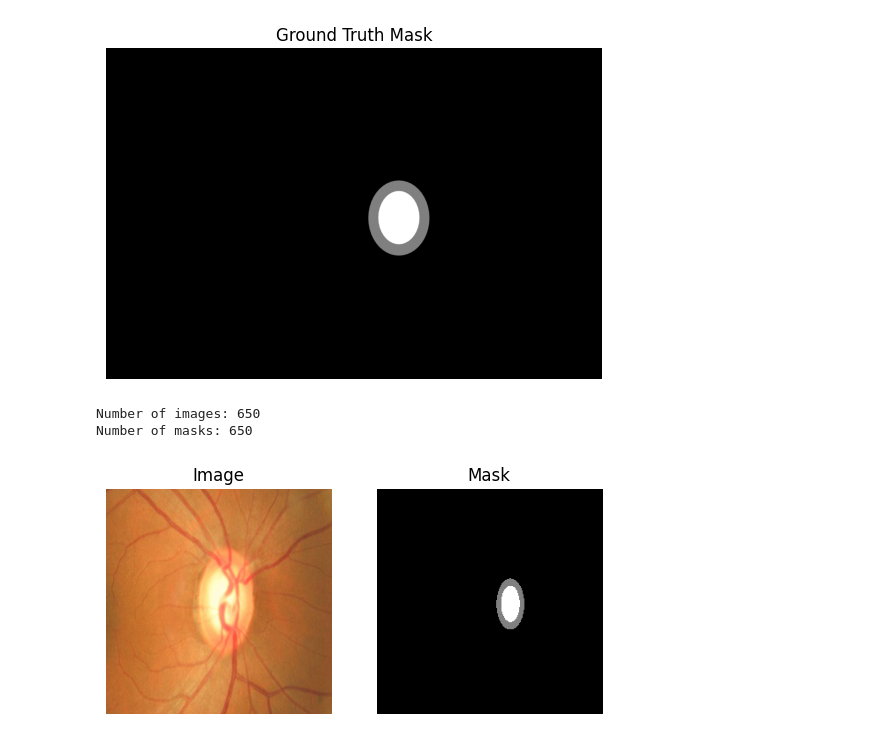
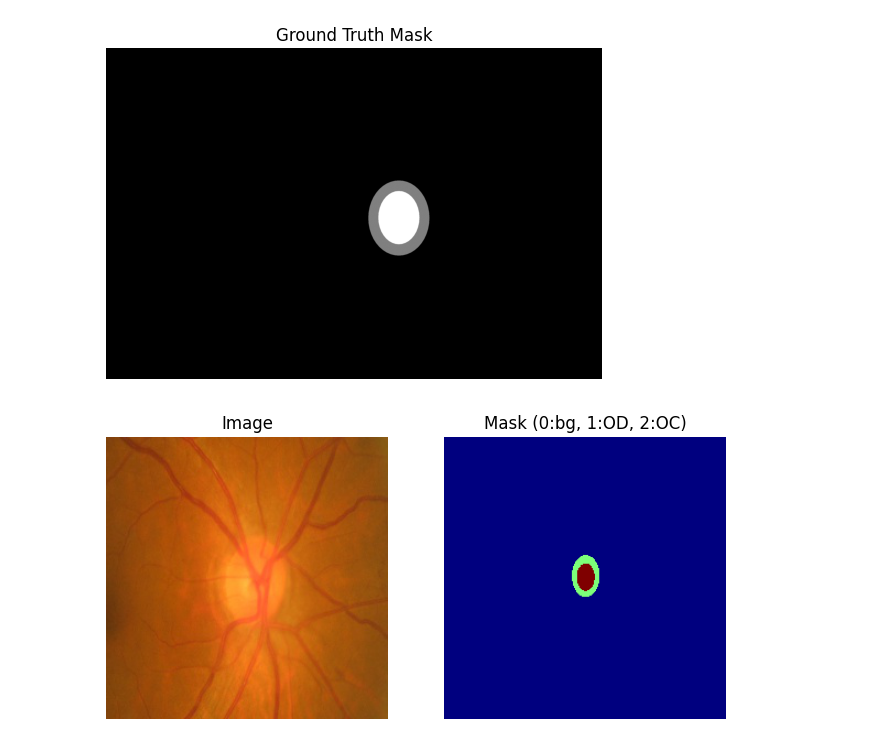
Before and after one commit to Aymanahmed-23/Glucoma-detection, a Jupyter notebook: od_oc_segmentation.ipynb, the cells around one changed output. Saved outputs shown, nothing was run; the diff lists cells and outputs as text; code cells hidden in the pictures.

```diff
--- a/od_oc_segmentation.ipynb
+++ b/od_oc_segmentation.ipynb
@@ -44,68 +44,58 @@ class ROISegmentationDataset(Dataset):
         image_path = self.image_paths[idx]
         mask_path = self.mask_paths[idx]
         image = Image.open(image_path).convert('RGB')
-        mat = scipy.io.loadmat(mask_path)
-        mask = mat[self.mask_key]  # (H, W)
+        mat = loadmat(mask_path)
+        mask = mat[self.mask_key]  # 0=bg, 1=OD, 2=OC
 
         if mask.shape != image.size[::-1]:
             mask = Image.fromarray(mask.astype(np.uint8))
             mask = mask.resize(image.size, resample=Image.NEAREST)
             mask = np.array(mask)
 
-        if mask.ndim == 2:
-            mask = mask[np.newaxis, ...]  # (1, H, W)
-
-        image = np.array(image).transpose(2, 0, 1) / 255.0  # (C, H, W)
+        image = np.array(image).transpose(2, 0, 1) / 255.0
         image = torch.tensor(image, dtype=torch.float32)
-        mask = torch.tensor(mask, dtype=torch.float32)
+        mask = torch.tensor(mask, dtype=torch.long)  # integer labels for CrossEntropyLoss
 
         if self.transform:
-            # You can apply transforms here, e.g., using torchvision.transforms.functional
+
             pass
 
         return image, mask
 # %%
-import os
-from glob import glob
-if __name__ == "__main__":
-    image_dir = 'ORIGA/ORIGA/roi_images'
-    mask_dir = 'ORIGA/ORIGA/Semi-automatic-annotations'
+image_dir = 'ORIGA/ORIGA/roi_images'
+mask_dir = 'ORIGA/ORIGA/Semi-automatic-annotations'
 
-    # Get sorted lists of image and mask file paths
-    image_paths = sorted(glob(os.path.join(image_dir, "*.jpg")))  # adjust extension if needed
-    mask_paths = sorted(glob(os.path.join(mask_dir, "*.mat")))
+image_paths = sorted(glob(os.path.join(image_dir, "*.jpg")))
+mask_paths = sorted(glob(os.path.join(mask_dir, "*.mat")))
 
-    print("Number of images:", len(image_paths))
-    print("Number of masks:", len(mask_paths))
-    assert len(image_paths) == len(mask_paths), "Mismatch between images and masks!"
+# Match by basename
+image_basenames = {os.path.splitext(os.path.basename(f))[0]: f for f in image_paths}
+mask_basenames = {os.path.splitext(os.path.basename(f))[0]: f for f in mask_paths}
+common_names = sorted(set(image_basenames) & set(mask_basenames))
+paired_images = [image_basenames[name] for name in common_names]
+paired_masks = [mask_basenames[name] for name in common_names]
 
-    dataset = ROISegmentationDataset(image_paths, mask_paths)
+train_imgs, test_imgs, train_masks, test_masks = train_test_split(
+    paired_images, paired_masks, test_size=0.2, random_state=42)
 
-    # Visualize one sample
-    import matplotlib.pyplot as plt
-    img, msk = dataset[0]
-    plt.subplot(1,2,1)
-    plt.imshow(img.permute(1,2,0))
-    plt.title('Image')
-    plt.axis('off')
-    plt.subplot(1,2,2)
-    plt.imshow(msk.squeeze(), cmap='gray')
-    plt.title('Mask')
-    plt.axis('off')
-    plt.show()
+train_dataset = ROISegmentationDataset(train_imgs, train_masks)
+test_dataset  = ROISegmentationDataset(test_imgs, test_masks)
+train_loader  = DataLoader(train_dataset, batch_size=4, shuffle=True)
+test_loader   = DataLoader(test_dataset, batch_size=4, shuffle=False)
-# %% [output]
-Number of images: 650
-Number of masks: 650
-[figure, removed]
 # %%
 
 
-# Get basenames (without extension)
-image_basenames = {os.path.splitext(os.path.basename(f))[0]: f for f in image_paths}
-mask_basenames = {os.path.splitext(os.path.basename(f))[0]: f for f in mask_paths}
-
-# Only keep pairs that exist in both
-common_names = sorted(set(image_basenames) & set(mask_basenames))
-paired_images = [image_basenames[name] for name in common_names]
-paired_masks = [mask_basenames[name] for name in common_names]
+img, msk = train_dataset[0]
+plt.figure(figsize=(8,4))
+plt.subplot(1,2,1)
+plt.imshow(img.permute(1,2,0))
+plt.title('Image')
+plt.axis('off')
+plt.subplot(1,2,2)
+plt.imshow(msk, cmap='jet', vmin=0, vmax=2)
+plt.title('Mask (0:bg, 1:OD, 2:OC)')
+plt.axis('off')
+plt.show()
+# %% [output]
+[figure, added]
 # %%
```
Also changed, not shown: parts of 9 cells of this notebook.
